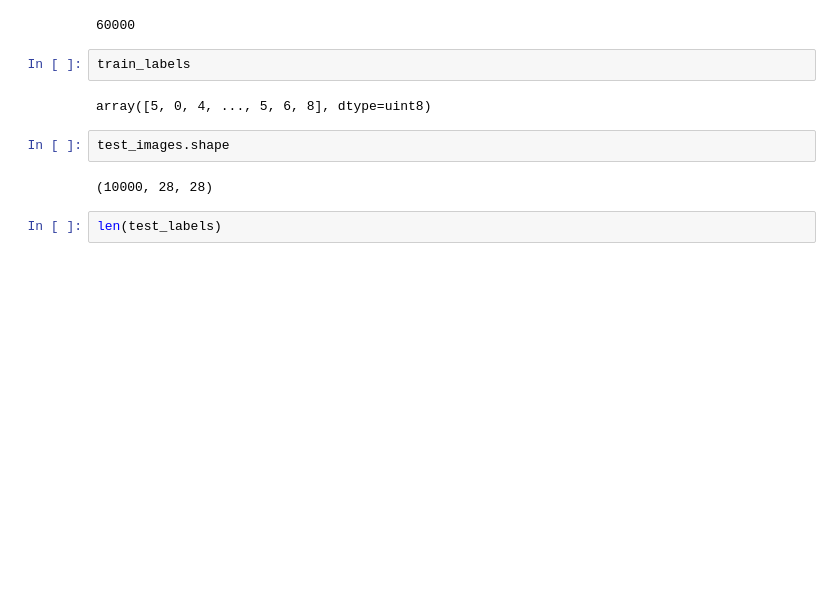
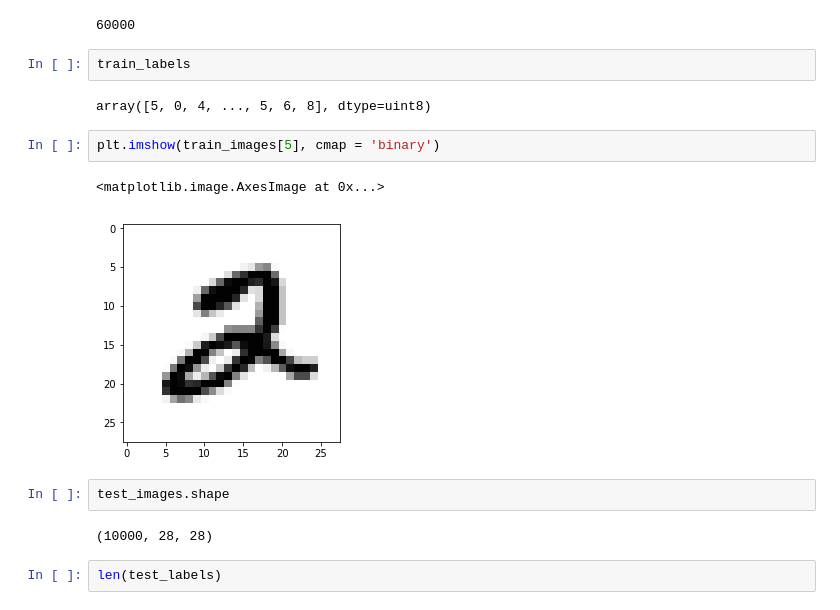
Before and after one commit to sradheya99/DeepLearning-Algorithms, a Jupyter notebook: 1.Multi-Layer-Perceptron/Simple_MLPs.ipynb, the cells around one changed output. Saved outputs shown, nothing was run; the diff lists cells and outputs as text; blank space fills up the shorter version.

```diff
--- a/1.Multi-Layer-Perceptron/Simple_MLPs.ipynb
+++ b/1.Multi-Layer-Perceptron/Simple_MLPs.ipynb
@@ -21,6 +52,11 @@ len(train_labels)
 train_labels
 # %% [output]
 array([5, 0, 4, ..., 5, 6, 8], dtype=uint8)
+# %%
+plt.imshow(train_images[5], cmap = 'binary')
+# %% [output]
+<matplotlib.image.AxesImage at 0x...>
+[figure, added]
 # %%
 test_images.shape
 # %% [output]
```
Also changed, not shown: parts of 28 cells of this notebook.
